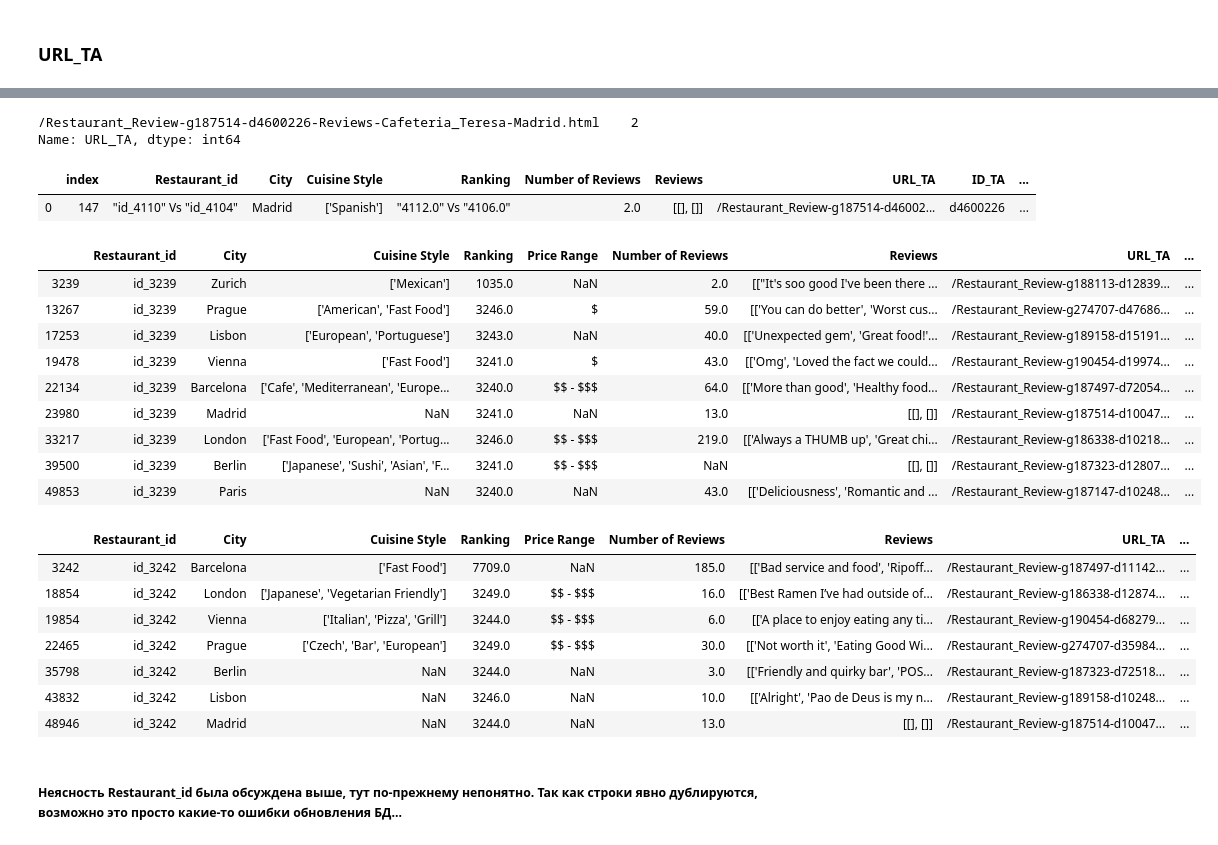
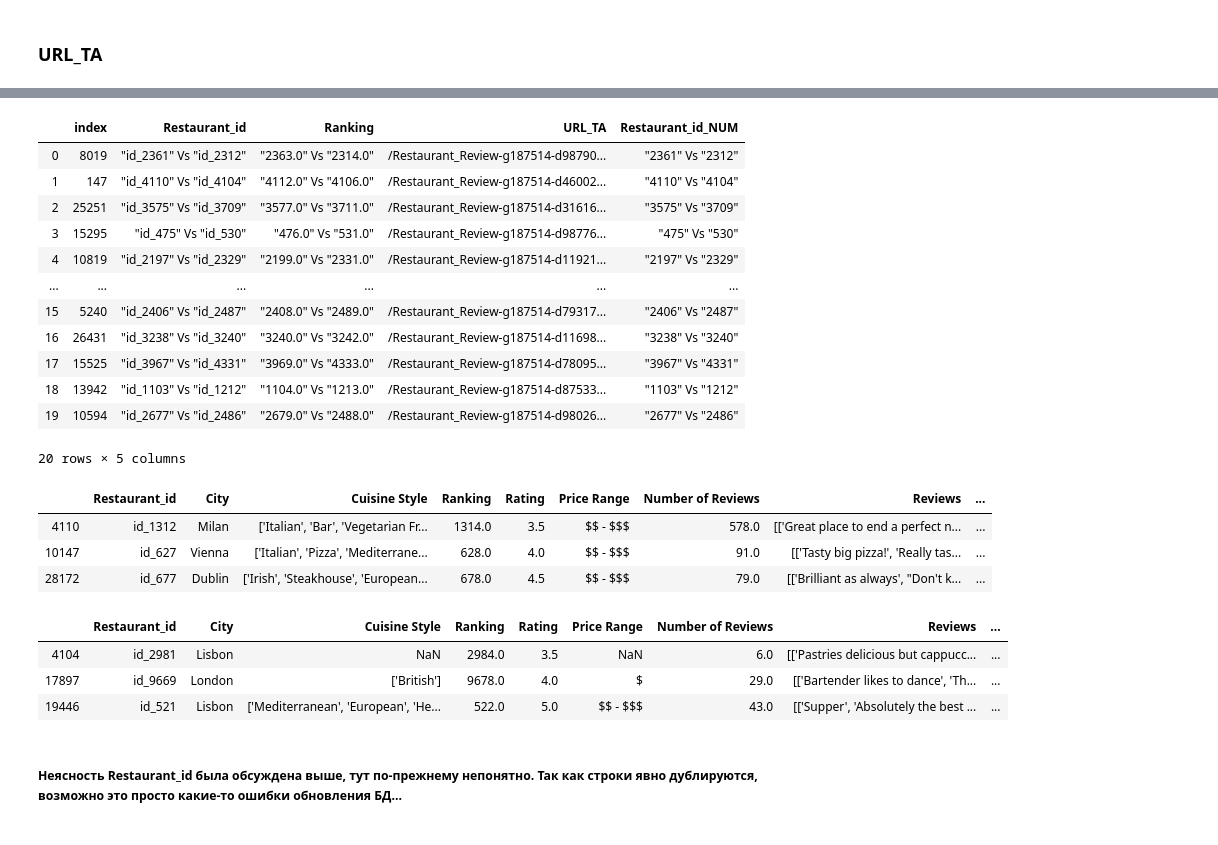
Before and after one commit to M1kaellAli/skcourse_projects, a Jupyter notebook: module_3/unit3.project3.ipynb, the cells around one changed output, grey strips where cells are left out. Drawn from its saved outputs; the diff is of its cells as text; code cells hidden in the pictures.

```diff
--- a/module_3/unit3.project3.ipynb
+++ b/module_3/unit3.project3.ipynb
@@ -35,7 +37,7 @@ pd.set_option('display.max_rows', 5)#sys.maxsize)
 # %%
 # разные вариаты для удобства отладки, включаю разные
-pd.set_option('display.max_rows', 50) # показывать больше строк
-pd.set_option('display.max_columns', 50) # показывать больше колонок
+pd.set_option('display.max_rows', 5) # показывать больше строк
+pd.set_option('display.max_columns', 20) # показывать больше колонок
 # %%
 # всегда фиксируйте RANDOM_SEED, чтобы ваши эксперименты были воспроизводимы!
 RANDOM_SEED = 42
@@ -59,10 +62,14 @@ DATA_DIR = ''#'C:/skillfactory/git_sf_repo/skcourse_projects/module_3/'
 df_train = pd.read_csv(DATA_DIR+'main_task.csv')
 df_test = pd.read_csv(DATA_DIR+'kaggle_task.csv')
 sample_submission = pd.read_csv(DATA_DIR+'sample_submission.csv')
-print(len(df_train), len(df_test))
+#print(len(df_train), len(df_test))
 #df_train.sample(5)
 #df_test.sample(5)
 
+df_train['sample'] = 1 # помечаем где у нас трейн
+df_test['sample'] = 0 # помечаем где у нас тест
+df_test['Rating'] = 0 # в тесте у нас нет значения Rating, мы его должны предсказать, по этому пока просто заполняем нулями
+
 df = df_test.append(df_train, sort=False).reset_index(drop=True) # объединяем
 # %% [output]
 40000 10000
@@ -386,7 +369,11 @@ def rest_id_to_num(rest_id_str):
     id_num = int(parts[1])
     return id_num
 # %%
+df['Restaurant_id_NUM'] = df['Restaurant_id'].apply(lambda x: rest_id_to_num(x))
+df['Restaurant_id_NUM'].hist(bins=100, figsize=(15,5))
+
+# это считал для удобства в середине, сейчас не нужно
 df_train['Restaurant_id_NUM'] = df_train['Restaurant_id'].apply(lambda x: rest_id_to_num(x))
-df_train['Restaurant_id_NUM'].hist(bins=100, figsize=(15,5))
+#df_train['Restaurant_id_NUM'].hist(bins=100, figsize=(15,5))
 # %% [output]
 <matplotlib.axes._subplots.AxesSubplot at 0x...>
@@ -453,10 +418,3 @@ Name: URL_TA, dtype: int64
-# %%
-# возьмем случайную строку (здесь можно взять случайный индекс, но для дальнейшей демонстраци проще взять конкретное число)
-vc_sv_short = vc_sv2[1:2]
-vc_sv_short
-# %% [output]
-/Restaurant_Review-g187514-d4600226-Reviews-Cafeteria_Teresa-Madrid.html    2
-Name: URL_TA, dtype: int64
 # %%
 # функция разницы между строками, там где разница пишет значение вида "значение1 Vs значение2"
 def print_diffs_2rows(input_subdf, key_col):
@@ -496,14 +454,27 @@ def get_diff_all_rows(v_in, df_in, key_col_in):
         print_diffs_2rows(t_rest, key_col_in)
     dfXXX = dfXXX.reset_index()
     return dfXXX
+# %%
+pd.set_option('display.max_rows', 15) # показывать больше строк
 # %%
 # смотрим разницу
 dfXXX = pd.DataFrame(columns=df.columns)
 #print(dfXXX)
 col_name = 'URL_TA'
-res = get_diff_all_rows(vc_sv_short, df_train, col_name)
+res = get_diff_all_rows(vc_sv2, df_train, col_name)
 res = res.dropna(axis=1, how='all')
 res
 # %% [output]
-|  | index | Restaurant_id | City | Cuisine Style | Ranking | Number of Reviews | Reviews | URL_TA | ID_TA | ... |
-| 0 | 147 | "id_4110" Vs "id_4104" | Madrid | ['Spanish'] | "4112.0" Vs "4106.0" | 2.0 | [[], []] | /Restaurant_Review-g187514-d46002... | d4600226 | ... |
+|  | index | Restaurant_id | Ranking | URL_TA | Restaurant_id_NUM |
+| 0 | 8019 | "id_2361" Vs "id_2312" | "2363.0" Vs "2314.0" | /Restaurant_Review-g187514-d98790... | "2361" Vs "2312" |
+| 1 | 147 | "id_4110" Vs "id_4104" | "4112.0" Vs "4106.0" | /Restaurant_Review-g187514-d46002... | "4110" Vs "4104" |
+| 2 | 25251 | "id_3575" Vs "id_3709" | "3577.0" Vs "3711.0" | /Restaurant_Review-g187514-d31616... | "3575" Vs "3709" |
+| 3 | 15295 | "id_475" Vs "id_530" | "476.0" Vs "531.0" | /Restaurant_Review-g187514-d98776... | "475" Vs "530" |
+| 4 | 10819 | "id_2197" Vs "id_2329" | "2199.0" Vs "2331.0" | /Restaurant_Review-g187514-d11921... | "2197" Vs "2329" |
+| ... | ... | ... | ... | ... | ... |
+| 15 | 5240 | "id_2406" Vs "id_2487" | "2408.0" Vs "2489.0" | /Restaurant_Review-g187514-d79317... | "2406" Vs "2487" |
+| 16 | 26431 | "id_3238" Vs "id_3240" | "3240.0" Vs "3242.0" | /Restaurant_Review-g187514-d11698... | "3238" Vs "3240" |
+| 17 | 15525 | "id_3967" Vs "id_4331" | "3969.0" Vs "4333.0" | /Restaurant_Review-g187514-d78095... | "3967" Vs "4331" |
+| 18 | 13942 | "id_1103" Vs "id_1212" | "1104.0" Vs "1213.0" | /Restaurant_Review-g187514-d87533... | "1103" Vs "1212" |
+| 19 | 10594 | "id_2677" Vs "id_2486" | "2679.0" Vs "2488.0" | /Restaurant_Review-g187514-d98026... | "2677" Vs "2486" |
+20 rows × 5 columns
@@ -510,28 +483,18 @@ res
 # %%
-# глянем эти самые id
-df.loc[df['Restaurant_id']=='id_3239']
+# глянем пример этих самых id
+df_train.loc[df['Restaurant_id']=='id_4110']
 # %% [output]
-|  | Restaurant_id | City | Cuisine Style | Ranking | Price Range | Number of Reviews | Reviews | URL_TA | ... |
-| 3239 | id_3239 | Zurich | ['Mexican'] | 1035.0 | NaN | 2.0 | [["It's soo good I've been there ... | /Restaurant_Review-g188113-d12839... | ... |
-| 13267 | id_3239 | Prague | ['American', 'Fast Food'] | 3246.0 | $ | 59.0 | [['You can do better', 'Worst cus... | /Restaurant_Review-g274707-d47686... | ... |
-| 17253 | id_3239 | Lisbon | ['European', 'Portuguese'] | 3243.0 | NaN | 40.0 | [['Unexpected gem', 'Great food!'... | /Restaurant_Review-g189158-d15191... | ... |
-| 19478 | id_3239 | Vienna | ['Fast Food'] | 3241.0 | $ | 43.0 | [['Omg', 'Loved the fact we could... | /Restaurant_Review-g190454-d19974... | ... |
-| 22134 | id_3239 | Barcelona | ['Cafe', 'Mediterranean', 'Europe... | 3240.0 | $$ - $$$ | 64.0 | [['More than good', 'Healthy food... | /Restaurant_Review-g187497-d72054... | ... |
-| 23980 | id_3239 | Madrid | NaN | 3241.0 | NaN | 13.0 | [[], []] | /Restaurant_Review-g187514-d10047... | ... |
-| 33217 | id_3239 | London | ['Fast Food', 'European', 'Portug... | 3246.0 | $$ - $$$ | 219.0 | [['Always a THUMB up', 'Great chi... | /Restaurant_Review-g186338-d10218... | ... |
-| 39500 | id_3239 | Berlin | ['Japanese', 'Sushi', 'Asian', 'F... | 3241.0 | $$ - $$$ | NaN | [[], []] | /Restaurant_Review-g187323-d12807... | ... |
-| 49853 | id_3239 | Paris | NaN | 3240.0 | NaN | 43.0 | [['Deliciousness', 'Romantic and ... | /Restaurant_Review-g187147-d10248... | ... |
+|  | Restaurant_id | City | Cuisine Style | Ranking | Rating | Price Range | Number of Reviews | Reviews | ... |
+| 4110 | id_1312 | Milan | ['Italian', 'Bar', 'Vegetarian Fr... | 1314.0 | 3.5 | $$ - $$$ | 578.0 | [['Great place to end a perfect n... | ... |
+| 10147 | id_627 | Vienna | ['Italian', 'Pizza', 'Mediterrane... | 628.0 | 4.0 | $$ - $$$ | 91.0 | [['Tasty big pizza!', 'Really tas... | ... |
+| 28172 | id_677 | Dublin | ['Irish', 'Steakhouse', 'European... | 678.0 | 4.5 | $$ - $$$ | 79.0 | [['Brilliant as always', "Don't k... | ... |
 # %%
-df.loc[df['Restaurant_id']=='id_3242']
+df_train.loc[df['Restaurant_id']=='id_4104']
 # %% [output]
-|  | Restaurant_id | City | Cuisine Style | Ranking | Price Range | Number of Reviews | Reviews | URL_TA | ... |
-| 3242 | id_3242 | Barcelona | ['Fast Food'] | 7709.0 | NaN | 185.0 | [['Bad service and food', 'Ripoff... | /Restaurant_Review-g187497-d11142... | ... |
-| 18854 | id_3242 | London | ['Japanese', 'Vegetarian Friendly'] | 3249.0 | $$ - $$$ | 16.0 | [['Best Ramen I’ve had outside of... | /Restaurant_Review-g186338-d12874... | ... |
-| 19854 | id_3242 | Vienna | ['Italian', 'Pizza', 'Grill'] | 3244.0 | $$ - $$$ | 6.0 | [['A place to enjoy eating any ti... | /Restaurant_Review-g190454-d68279... | ... |
-| 22465 | id_3242 | Prague | ['Czech', 'Bar', 'European'] | 3249.0 | $$ - $$$ | 30.0 | [['Not worth it', 'Eating Good Wi... | /Restaurant_Review-g274707-d35984... | ... |
-| 35798 | id_3242 | Berlin | NaN | 3244.0 | NaN | 3.0 | [['Friendly and quirky bar', 'POS... | /Restaurant_Review-g187323-d72518... | ... |
-| 43832 | id_3242 | Lisbon | NaN | 3246.0 | NaN | 10.0 | [['Alright', 'Pao de Deus is my n... | /Restaurant_Review-g189158-d10248... | ... |
-| 48946 | id_3242 | Madrid | NaN | 3244.0 | NaN | 13.0 | [[], []] | /Restaurant_Review-g187514-d10047... | ... |
+|  | Restaurant_id | City | Cuisine Style | Ranking | Rating | Price Range | Number of Reviews | Reviews | ... |
+| 4104 | id_2981 | Lisbon | NaN | 2984.0 | 3.5 | NaN | 6.0 | [['Pastries delicious but cappucc... | ... |
+| 17897 | id_9669 | London | ['British'] | 9678.0 | 4.0 | $ | 29.0 | [['Bartender likes to dance', 'Th... | ... |
+| 19446 | id_521 | Lisbon | ['Mediterranean', 'European', 'He... | 522.0 | 5.0 | $$ - $$$ | 43.0 | [['Supper', 'Absolutely the best ... | ... |
 # %% [markdown]
 ##### Неясность Restaurant_id была обсуждена выше, тут по-прежнему непонятно. Так как строки явно дублируются, возможно это просто какие-то ошибки обновления БД...
 # %% [markdown]
```
Also changed, not shown: parts of 129 cells of this notebook, 3 other files.
